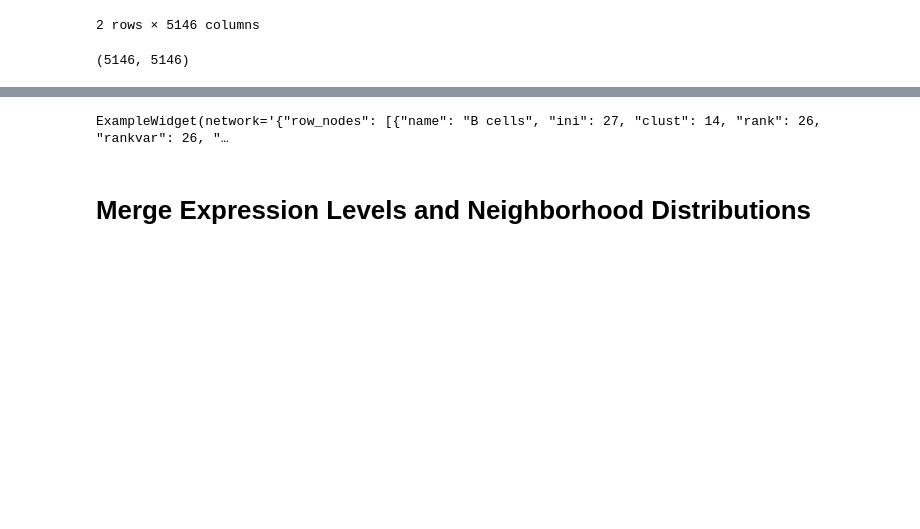
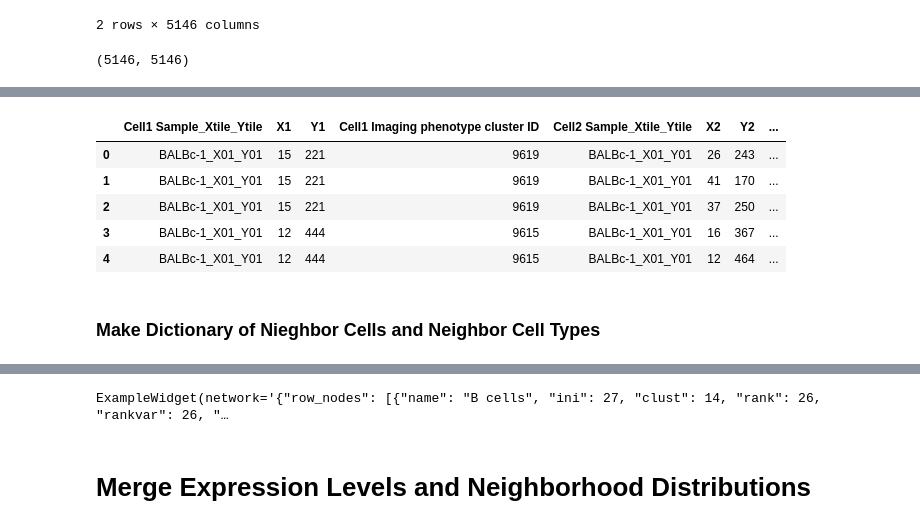
Before and after one commit to ismms-himc/codex_spatial_spleen, a Jupyter notebook: notebooks/0.1.0_Load_Data.ipynb, the cells around one changed output, grey strips where cells are left out. Saved outputs shown, nothing was run; the diff lists cells and outputs as text; code cells hidden in the pictures; blank space fills up the shorter version.

```diff
--- a/notebooks/0.1.0_Load_Data.ipynb
+++ b/notebooks/0.1.0_Load_Data.ipynb
@@ -613,0 +511,9 @@ net.set_cat_colors(axis='col', cat_colors=cat_colors, cat_index=2, cat_title='NN
+# %%
+df['neighbor'].head()
+# %% [output]
+|  | Cell1 Sample_Xtile_Ytile | X1 | Y1 | Cell1 Imaging phenotype cluster ID | Cell2 Sample_Xtile_Ytile | X2 | Y2 | ... |
+| 0 | BALBc-1_X01_Y01 | 15 | 221 | 9619 | BALBc-1_X01_Y01 | 26 | 243 | ... |
+| 1 | BALBc-1_X01_Y01 | 15 | 221 | 9619 | BALBc-1_X01_Y01 | 41 | 170 | ... |
+| 2 | BALBc-1_X01_Y01 | 15 | 221 | 9619 | BALBc-1_X01_Y01 | 37 | 250 | ... |
+| 3 | BALBc-1_X01_Y01 | 12 | 444 | 9615 | BALBc-1_X01_Y01 | 16 | 367 | ... |
+| 4 | BALBc-1_X01_Y01 | 12 | 444 | 9615 | BALBc-1_X01_Y01 | 12 | 464 | ... |
@@ -613,0 +522,2 @@ net.set_cat_colors(axis='col', cat_colors=cat_colors, cat_index=2, cat_title='NN
+# %% [markdown]
+### Make Dictionary of Nieghbor Cells and Neighbor Cell Types
```
Also changed, not shown: parts of 31 cells of this notebook.
